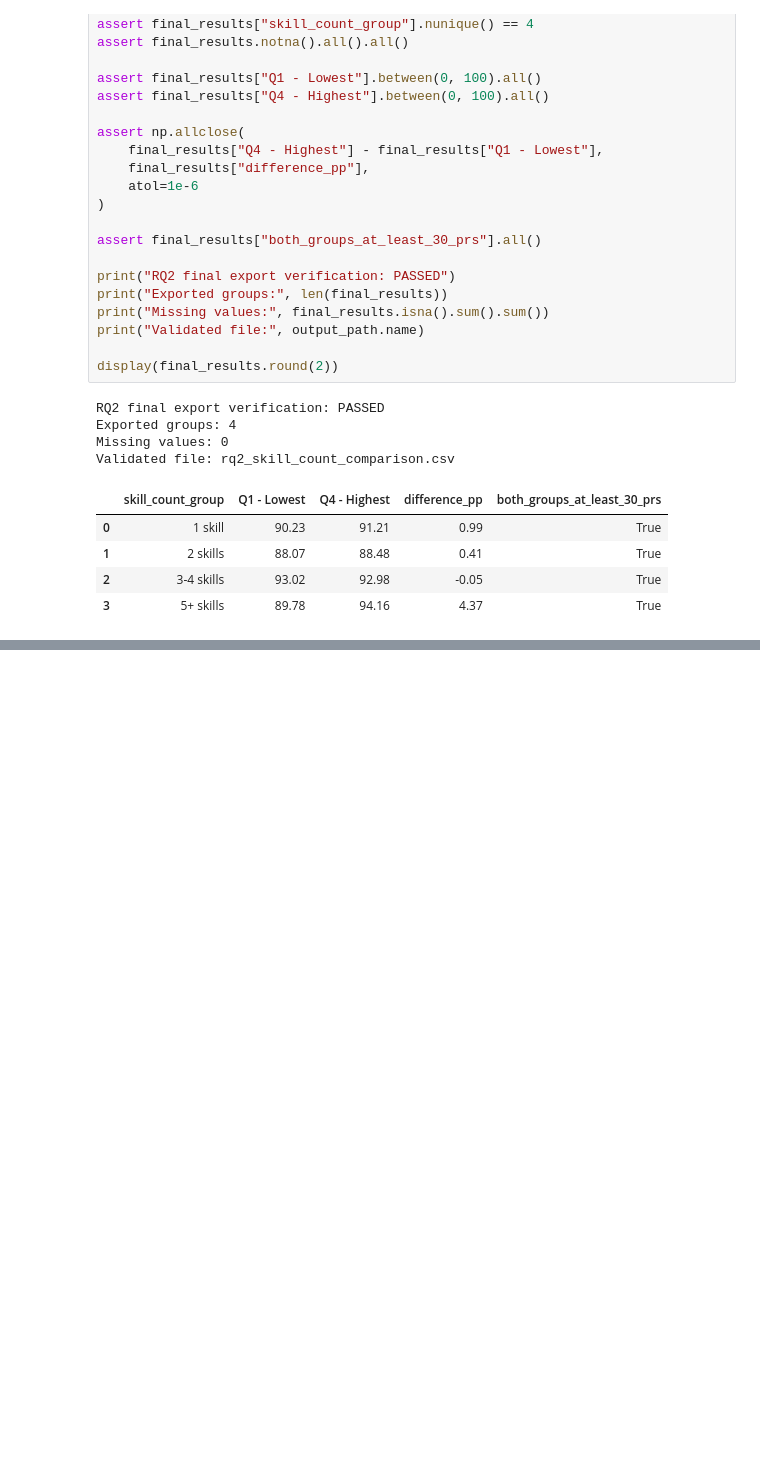
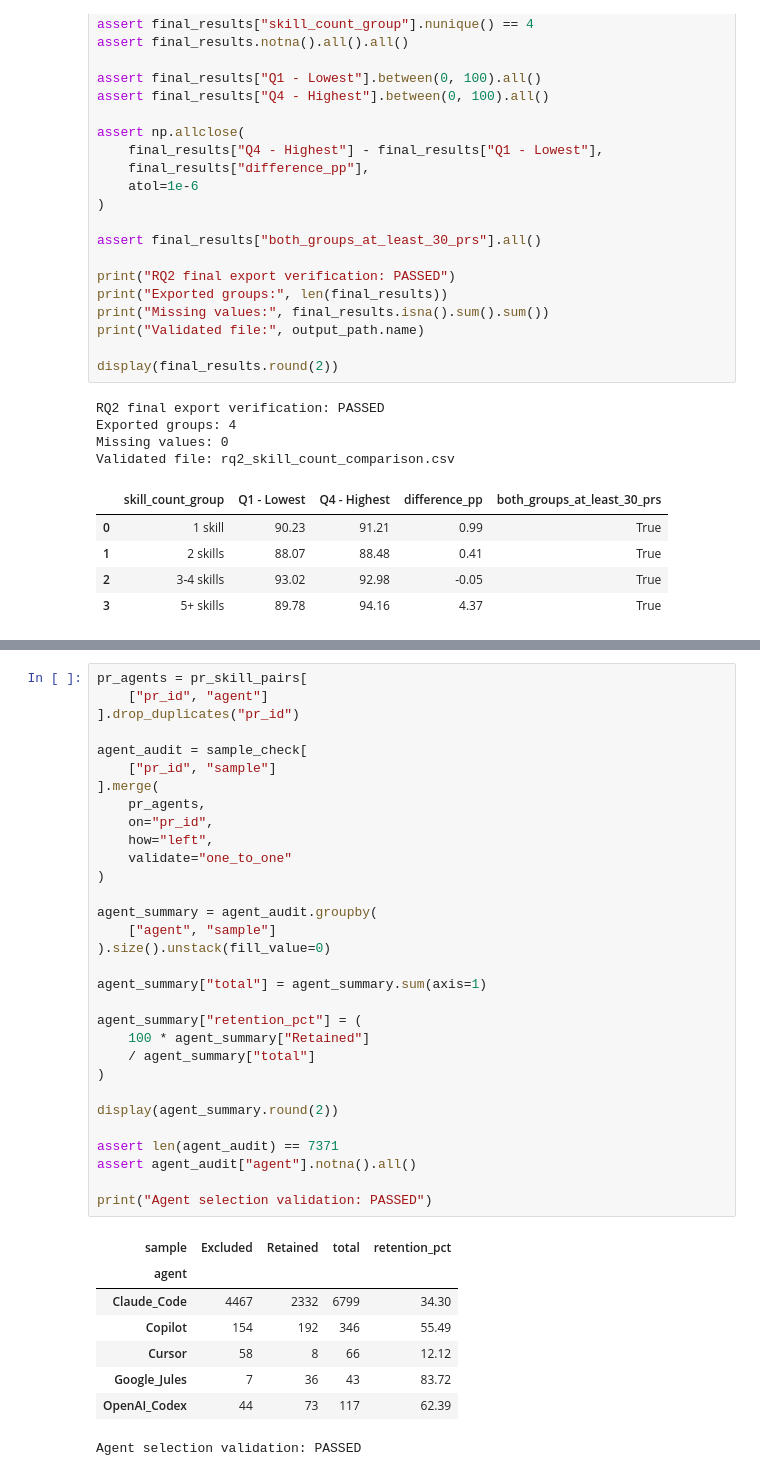
Before and after one commit to ribarb65/agent-skills-pr-acceptance, a Jupyter notebook: notebooks/02_rq2_analysis.ipynb, the cells around one changed output, grey strips where cells are left out. Cells and saved outputs as stored; diff of their text form; blank space fills up the shorter version.

```diff
--- a/notebooks/02_rq2_analysis.ipynb
+++ b/notebooks/02_rq2_analysis.ipynb
@@ -2791,0 +2988,40 @@ Validated file: rq2_skill_count_comparison.csv
+# %%
+pr_agents = pr_skill_pairs[
+    ["pr_id", "agent"]
+].drop_duplicates("pr_id")
+
+agent_audit = sample_check[
+    ["pr_id", "sample"]
+].merge(
+    pr_agents,
+    on="pr_id",
+    how="left",
+    validate="one_to_one"
+)
+
+agent_summary = agent_audit.groupby(
+    ["agent", "sample"]
+).size().unstack(fill_value=0)
+
+agent_summary["total"] = agent_summary.sum(axis=1)
+
+agent_summary["retention_pct"] = (
+    100 * agent_summary["Retained"]
+    / agent_summary["total"]
+)
+
+display(agent_summary.round(2))
+
+assert len(agent_audit) == 7371
+assert agent_audit["agent"].notna().all()
+
+print("Agent selection validation: PASSED")
+# %% [output]
+| sample | Excluded | Retained | total | retention_pct |
+| agent |  |  |  |  |
+| Claude_Code | 4467 | 2332 | 6799 | 34.30 |
+| Copilot | 154 | 192 | 346 | 55.49 |
+| Cursor | 58 | 8 | 66 | 12.12 |
+| Google_Jules | 7 | 36 | 43 | 83.72 |
+| OpenAI_Codex | 44 | 73 | 117 | 62.39 |
+Agent selection validation: PASSED
```
Also changed, not shown: parts of 8 cells of this notebook, 1 other file.
